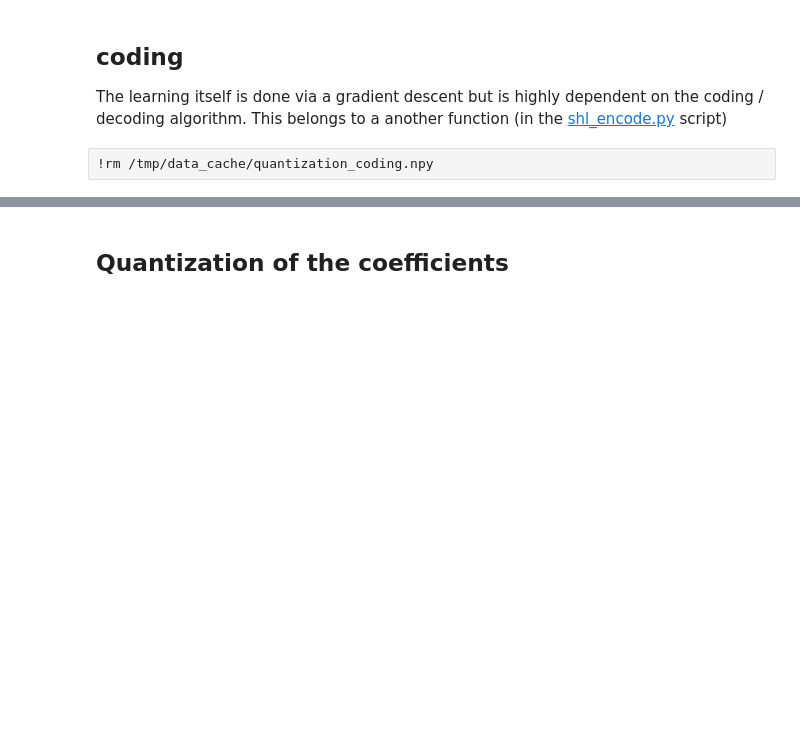
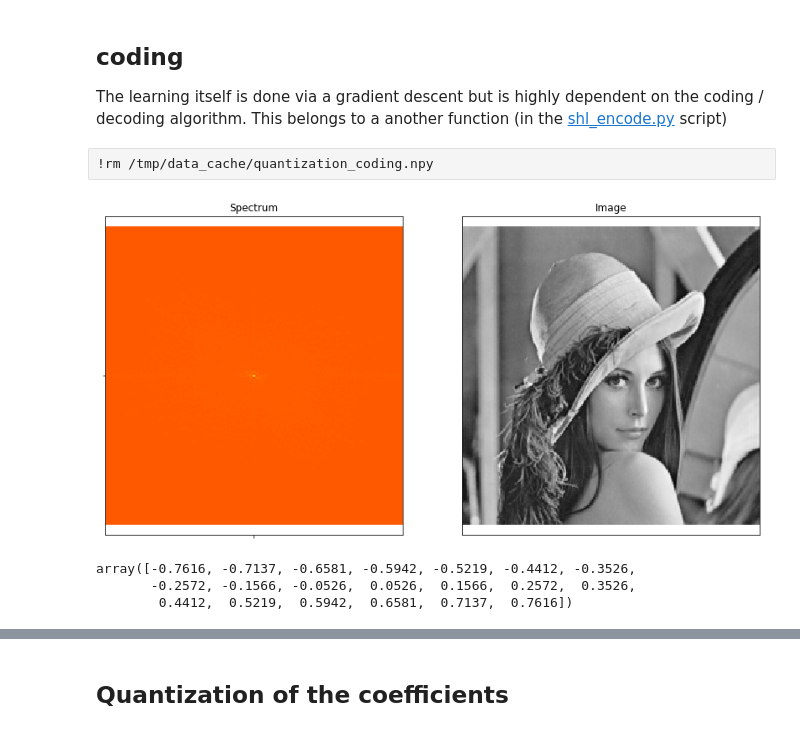
Before and after one commit to bicv/SparseHebbianLearning, a Jupyter notebook: probe/basics-quantization.ipynb, the cells around one changed output, grey strips where cells are left out. Cells and saved outputs as stored; diff of their text form; code cells hidden in the pictures; blank space fills up the shorter version.

```diff
--- a/probe/basics-quantization.ipynb
+++ b/probe/basics-quantization.ipynb
@@ -97,3 +100,17 @@ average energy of filters =  1.0 +/- 8.831097003840249e-17
 The learning itself is done via a gradient descent but is highly dependent on the coding / decoding algorithm. This belongs to a another function (in the [shl_encode.py](https://github.com/bicv/SHL_scripts/blob/master/shl_scripts/shl_encode.py) script)
 # %% [raw]
 !rm /tmp/data_cache/quantization_coding.npy
+# %%
+from SLIP import Image
+im = Image('https://raw.githubusercontent.com/bicv/SLIP/master/default_param.py')
+image= im.imread('https://raw.githubusercontent.com/bicv/SLIP/master/database/lena256.png')
+im.set_size(image)
+_  = im.show_spectrum(image)
+# %% [output]
+[figure, added]
+# %%
+np.tanh(4*(np.linspace(0, .5, 20)-.25))
+# %% [output]
+array([-0.7616, -0.7137, -0.6581, -0.5942, -0.5219, -0.4412, -0.3526,
+       -0.2572, -0.1566, -0.0526,  0.0526,  0.1566,  0.2572,  0.3526,
+        0.4412,  0.5219,  0.5942,  0.6581,  0.7137,  0.7616])
```
Also changed, not shown: parts of 18 cells of this notebook.
